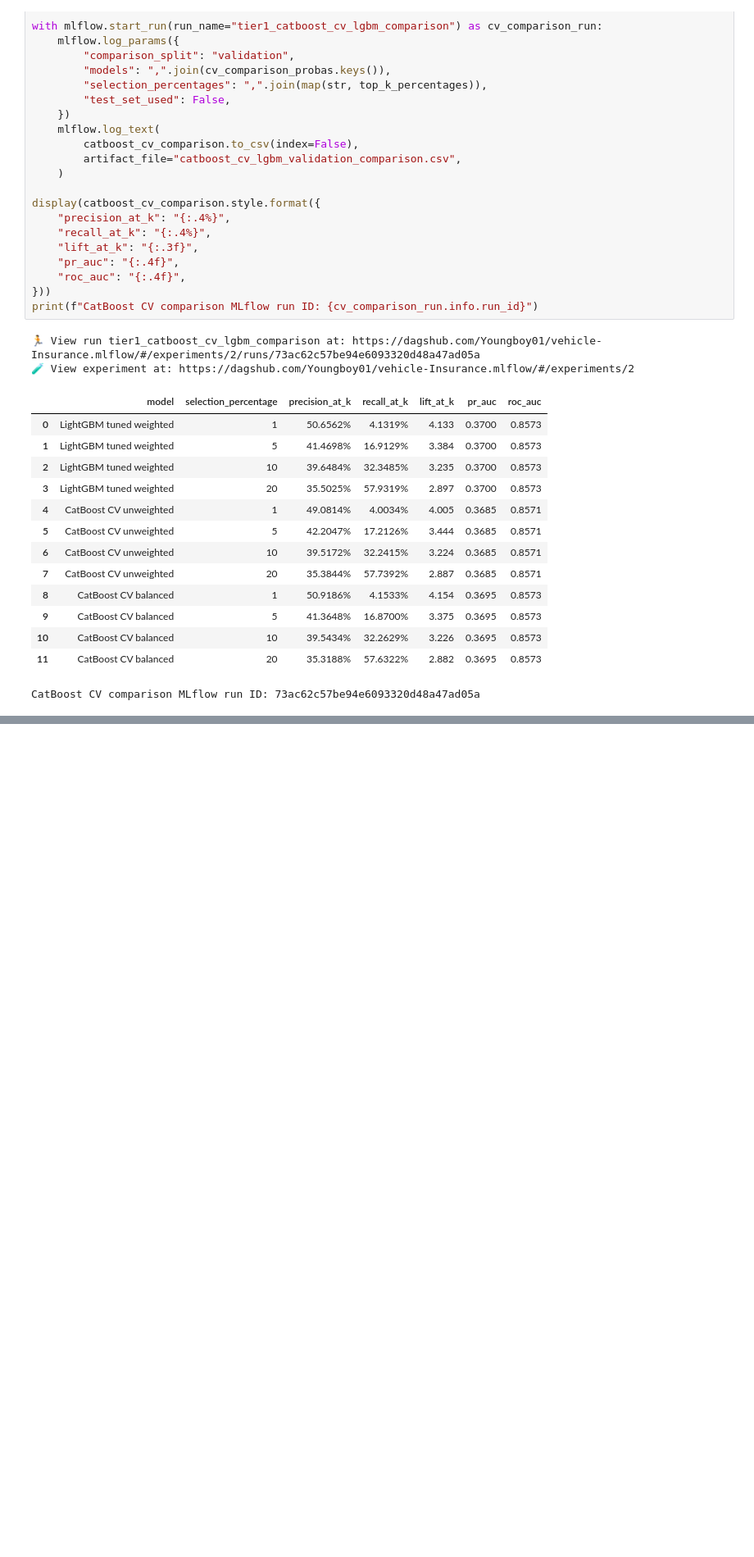
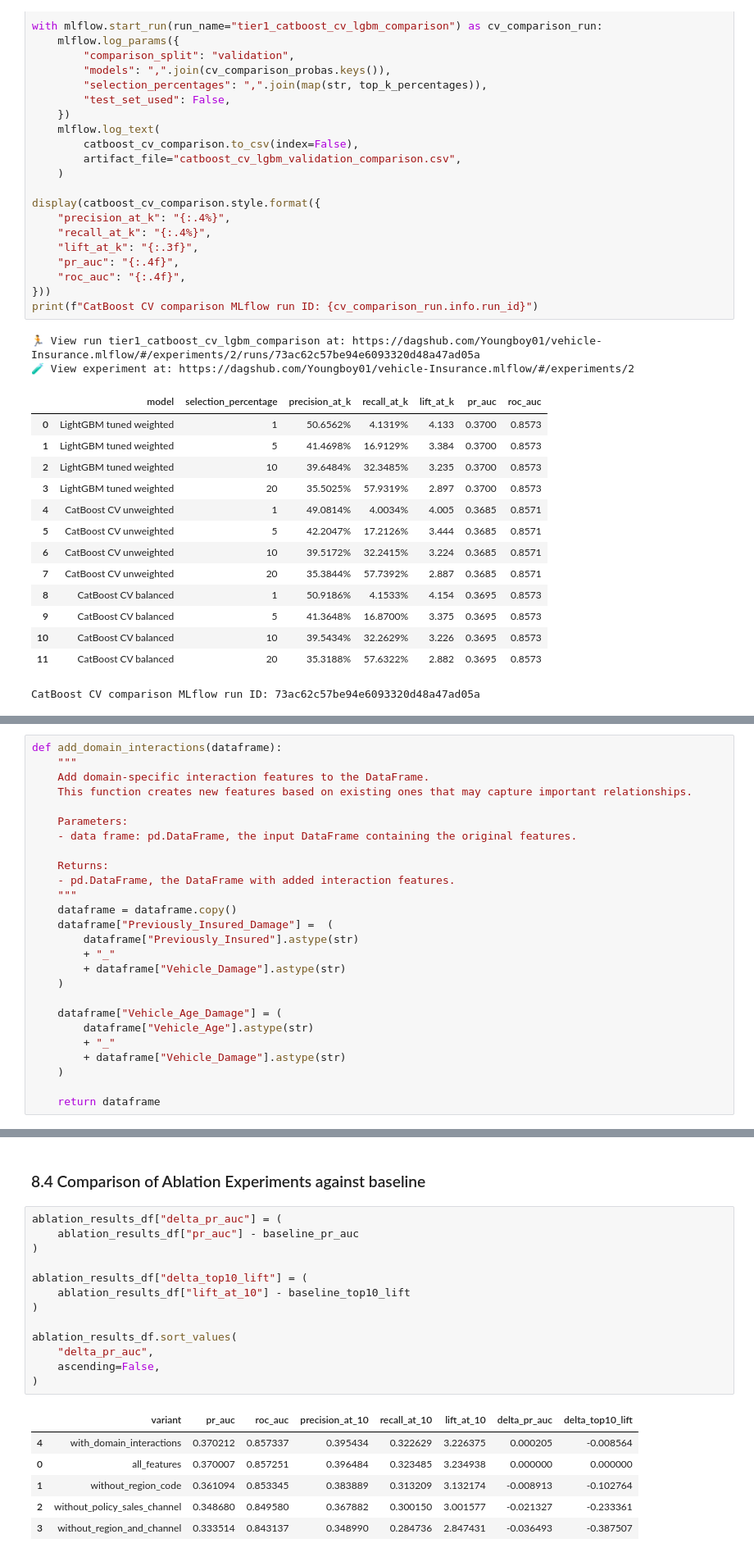
Before and after one commit to Youngboy01/vehicle-Insurance, a Jupyter notebook: notebooks/experimentation_v2.ipynb, the cells around one changed output, grey strips where cells are left out. Shown at 82% size. Saved outputs shown, nothing was run; the diff lists cells and outputs as text; blank space fills up the shorter version.

```diff
--- a/notebooks/experimentation_v2.ipynb
+++ b/notebooks/experimentation_v2.ipynb
@@ -1754,0 +1779,26 @@ CatBoost CV comparison MLflow run ID: 73ac62c57be94e6093320d48a47ad05a
+# %%
+def add_domain_interactions(dataframe):
+    """
+    Add domain-specific interaction features to the DataFrame.
+    This function creates new features based on existing ones that may capture important relationships.
+
+    Parameters:
+    - data frame: pd.DataFrame, the input DataFrame containing the original features.
+
+    Returns:
+    - pd.DataFrame, the DataFrame with added interaction features.
+    """
+    dataframe = dataframe.copy()
+    dataframe["Previously_Insured_Damage"] =  (
+        dataframe["Previously_Insured"].astype(str)
+        + "_"
+        + dataframe["Vehicle_Damage"].astype(str)
+    )
+
+    dataframe["Vehicle_Age_Damage"] = (
+        dataframe["Vehicle_Age"].astype(str)
+        + "_"
+        + dataframe["Vehicle_Damage"].astype(str)
+    )
+
+    return dataframe
@@ -1754,0 +1974,22 @@ CatBoost CV comparison MLflow run ID: 73ac62c57be94e6093320d48a47ad05a
+# %% [markdown]
+### 8.4 Comparison of Ablation Experiments against baseline
+# %%
+ablation_results_df["delta_pr_auc"] = (
+    ablation_results_df["pr_auc"] - baseline_pr_auc
+)
+
+ablation_results_df["delta_top10_lift"] = (
+    ablation_results_df["lift_at_10"] - baseline_top10_lift
+)
+
+ablation_results_df.sort_values(
+    "delta_pr_auc",
+    ascending=False,
+)
+# %% [output]
+|  | variant | pr_auc | roc_auc | precision_at_10 | recall_at_10 | lift_at_10 | delta_pr_auc | delta_top10_lift |
+| 4 | with_domain_interactions | 0.370212 | 0.857337 | 0.395434 | 0.322629 | 3.226375 | 0.000205 | -0.008564 |
+| 0 | all_features | 0.370007 | 0.857251 | 0.396484 | 0.323485 | 3.234938 | 0.000000 | 0.000000 |
+| 1 | without_region_code | 0.361094 | 0.853345 | 0.383889 | 0.313209 | 3.132174 | -0.008913 | -0.102764 |
+| 2 | without_policy_sales_channel | 0.348680 | 0.849580 | 0.367882 | 0.300150 | 3.001577 | -0.021327 | -0.233361 |
+| 3 | without_region_and_channel | 0.333514 | 0.843137 | 0.348990 | 0.284736 | 2.847431 | -0.036493 | -0.387507 |
```
Also changed, not shown: parts of 22 cells of this notebook.
